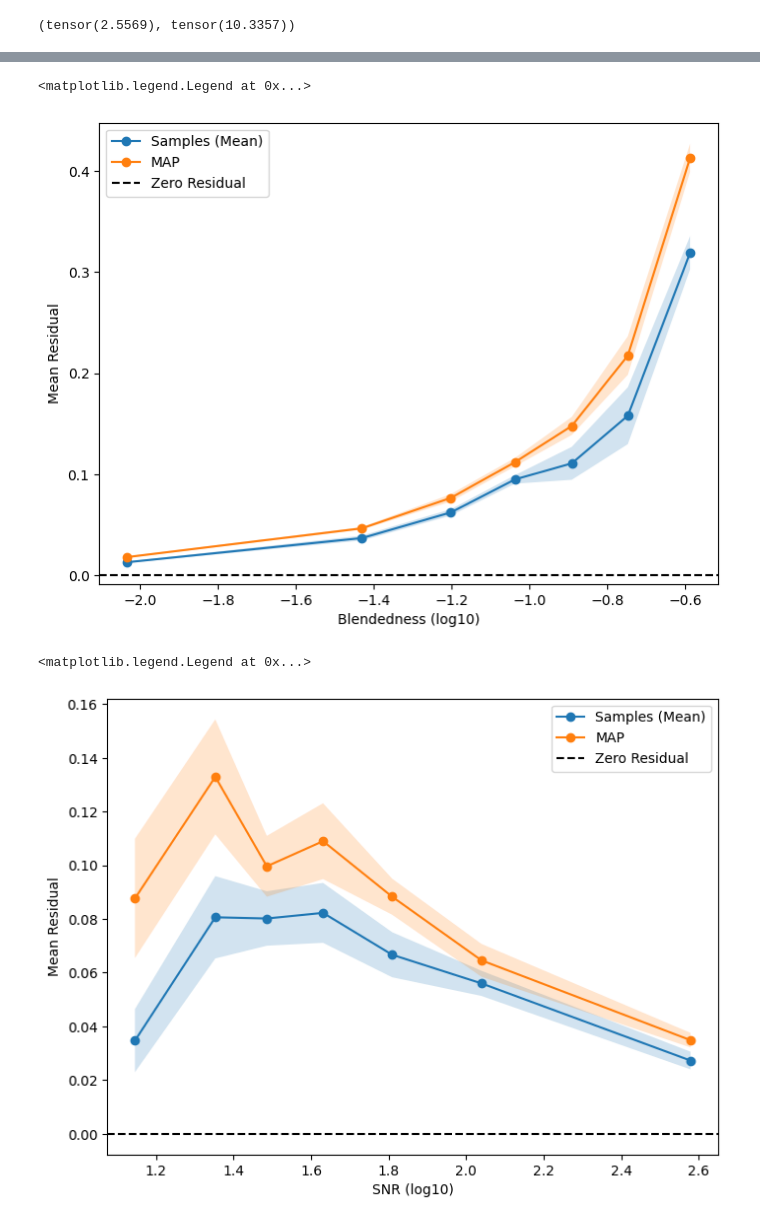
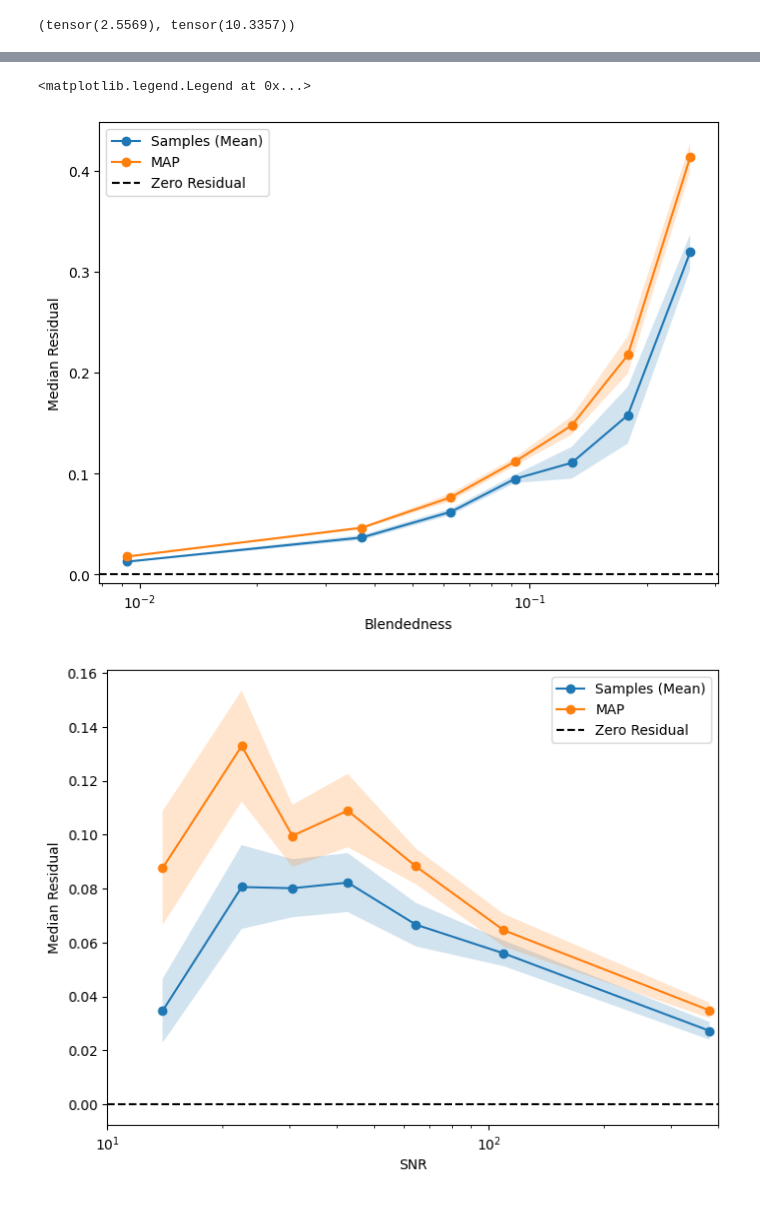
Before and after one commit to ismael-mendoza/bliss, a Jupyter notebook: experiment/notebooks/explore/pair-sim-results1.ipynb, the cells around one changed output, grey strips where cells are left out. Saved outputs shown, nothing was run; the diff lists cells and outputs as text; code cells hidden in the pictures.

```diff
--- a/experiment/notebooks/explore/pair-sim-results1.ipynb
+++ b/experiment/notebooks/explore/pair-sim-results1.ipynb
@@ -499,63 +499,73 @@ b_dict2_bld = equal_sized_bin_statistic(
     statistic='median'
 )
 plt.figure(figsize=(8, 6))
-plt.plot(b_dict1_bld['middles'], b_dict1_bld['stats'], label='Samples (Mean)', marker='o')
+assert torch.all(b_dict1_bld['middles'] == b_dict2_bld['middles'])
+
+x = 10**b_dict1_bld['middles']
+
+plt.plot(x, b_dict1_bld['stats'], label='Samples (Mean)', marker='o')
 plt.fill_between(
-    b_dict1_bld['middles'],
+    x,
     b_dict1_bld['stats'] - b_dict1_bld['errs'],
     b_dict1_bld['stats'] + b_dict1_bld['errs'],
     alpha=0.2,
 )
-plt.plot(b_dict2_bld['middles'], b_dict2_bld['stats'], label='MAP', marker='o')
+plt.plot(x, b_dict2_bld['stats'], label='MAP', marker='o')
 plt.fill_between(
-    b_dict2_bld['middles'],
+    x,
     b_dict2_bld['stats'] - b_dict2_bld['errs'],
     b_dict2_bld['stats'] + b_dict2_bld['errs'],
     alpha=0.2,
 )
-plt.xlabel('Blendedness (log10)')
-plt.ylabel('Mean Residual')
+plt.xlabel('Blendedness')
+plt.ylabel('Median Residual')
 plt.axhline(0, color='k', linestyle='--', label='Zero Residual')
+plt.xscale('log')
 plt.legend()
 # %% [output]
 <matplotlib.legend.Legend at 0x...>
-[figure, old version]
+[figure, new version]
 # %%
 # now snr
 n_bins = 7
 b_dict1_snr = equal_sized_bin_statistic(
     x=true_snr.log10(),
     y=res1,
     n_bins=n_bins,
     xlims=(1.0, 3),
     statistic='median'
 )
 b_dict2_snr = equal_sized_bin_statistic(
     x=true_snr.log10(),
     y=res2,
     n_bins=n_bins,
     xlims=(1.0, 3),
     statistic='median'
 )
+assert torch.all(b_dict1_snr['middles'] == b_dict2_snr['middles'])
+x = 10**b_dict1_snr['middles']
+
+
 plt.figure(figsize=(8, 6))
-plt.plot(b_dict1_snr['middles'], b_dict1_snr['stats'], label='Samples (Mean)', marker='o')
+plt.plot(x, b_dict1_snr['stats'], label='Samples (Mean)', marker='o')
 plt.fill_between(
-    b_dict1_snr['middles'],
+   x,
     b_dict1_snr['stats'] - b_dict1_snr['errs'],
     b_dict1_snr['stats'] + b_dict1_snr['errs'],
     alpha=0.2,
 )
-plt.plot(b_dict2_snr['middles'], b_dict2_snr['stats'], label='MAP', marker='o')
+plt.plot(x, b_dict2_snr['stats'], label='MAP', marker='o')
 plt.fill_between(
-    b_dict2_snr['middles'],
+    x,
     b_dict2_snr['stats'] - b_dict2_snr['errs'],
     b_dict2_snr['stats'] + b_dict2_snr['errs'],
     alpha=0.2,
 )
-plt.xlabel('SNR (log10)')
-plt.ylabel('Mean Residual')
+plt.xlabel('SNR')
+plt.ylabel('Median Residual')
 plt.axhline(0, color='k', linestyle='--', label='Zero Residual')
 plt.legend()
+plt.xlim(10, 400)
+plt.xscale('log')
 # %% [output]
-<matplotlib.legend.Legend at 0x...>
-[figure, old version]
+[figure, new version]
```
Also changed, not shown: parts of 2 cells of this notebook.
